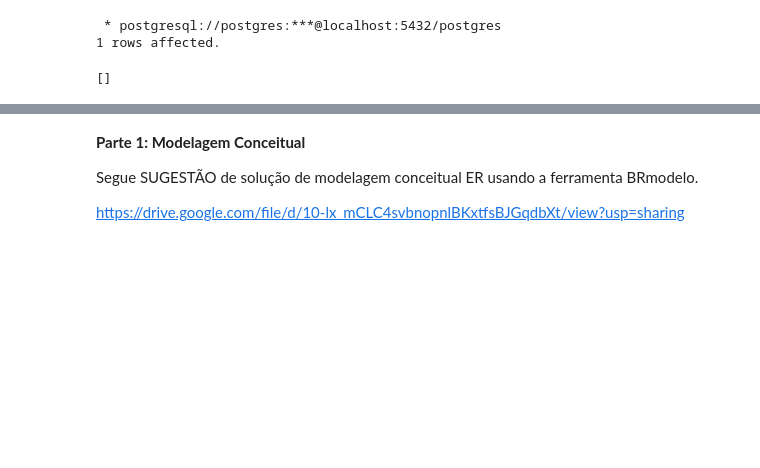
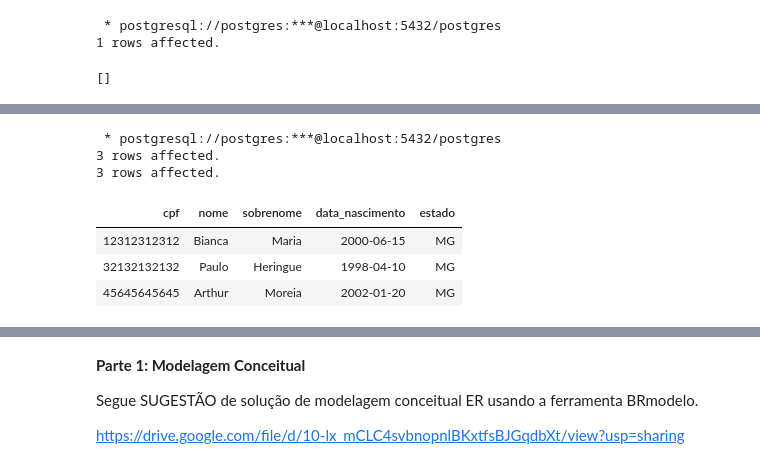
Before and after one commit to biancasipas/BancosDadosSQL, a Jupyter notebook: bd_aula2.ipynb, the cells around one changed output, grey strips where cells are left out. Cells and saved outputs as stored; diff of their text form; code cells hidden in the pictures; blank space fills up the shorter version.

```diff
--- a/bd_aula2.ipynb
+++ b/bd_aula2.ipynb
@@ -291,0 +369,17 @@ SELECT * FROM carros2.automoveis;
+# %%
+%%sql
+
+INSERT INTO carros2.consumidores VALUES
+('12312312312', 'Bianca', 'Maria', '2000-06-15', 'MG'),
+('32132132132', 'Paulo', 'Heringue', '1998-04-10', 'MG'),
+('45645645645', 'Arthur', 'Moreia', '2002-01-20', 'MG');
+
+SELECT * FROM carros2.consumidores;
+# %% [output]
+ * postgresql://postgres:***@localhost:5432/postgres
+3 rows affected.
+3 rows affected.
+| cpf | nome | sobrenome | data_nascimento | estado |
+| 12312312312 | Bianca | Maria | 2000-06-15 | MG |
+| 32132132132 | Paulo | Heringue | 1998-04-10 | MG |
+| 45645645645 | Arthur | Moreia | 2002-01-20 | MG |
```
Also changed, not shown: parts of 13 cells of this notebook.
